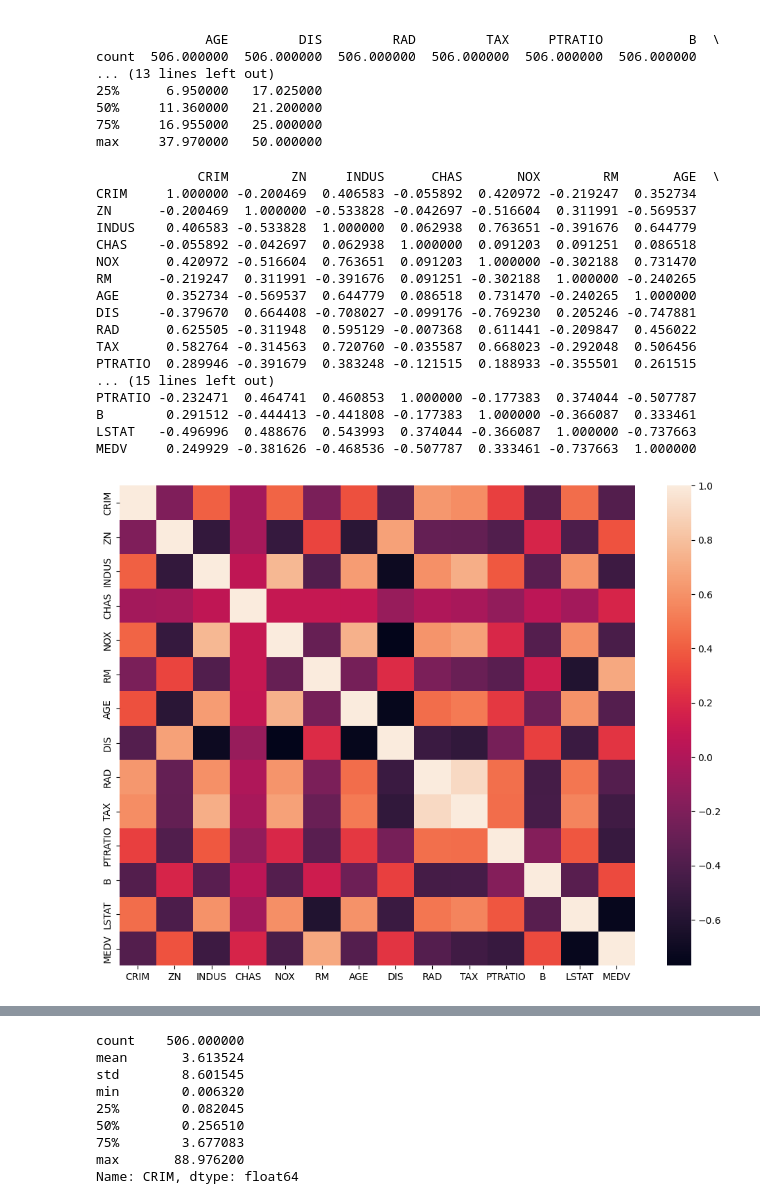
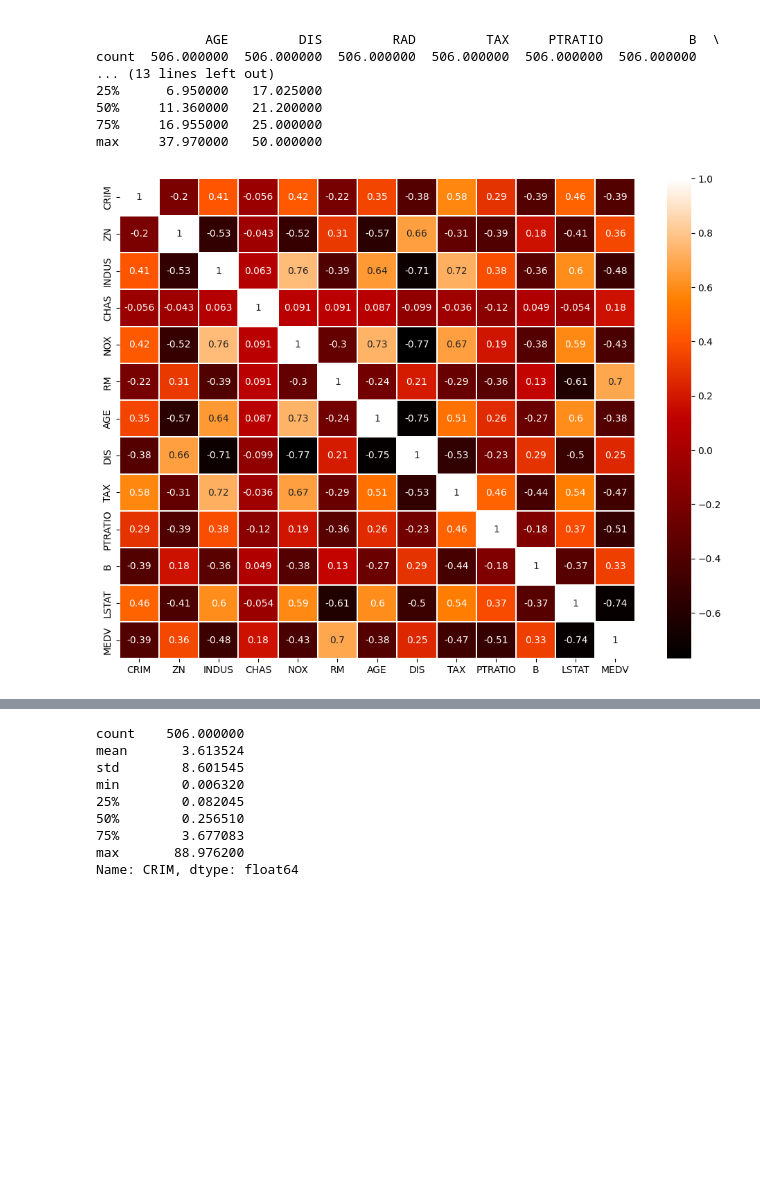
Before and after one commit to hw-coder92/Gwangju-AI-Academy, a Jupyter notebook: 06.EDA-분석/02.프로젝트/01-데이터분석-탐색적분석(EDA).ipynb, the cells around one changed output, grey strips where cells are left out. Cells and saved outputs as stored; diff of their text form; code cells hidden in the pictures; blank space fills up the shorter version.

```diff
--- a/06.EDA-분석/02.프로젝트/01-데이터분석-탐색적분석(EDA).ipynb
+++ b/06.EDA-분석/02.프로젝트/01-데이터분석-탐색적분석(EDA).ipynb
@@ -93,29 +93,11 @@ count  506.000000  506.000000  506.000000  506.000000  506.000000  506.000000
 75%     16.955000   25.000000
 max     37.970000   50.000000
 # %%
+colormap = plt.cm.gist_heat
 plt.figure(figsize=(12,9))
 
-df_boston_corr = df_boston.corr(numeric_only=True)
-print(df_boston_corr)
 
-sns.heatmap(df_boston_corr)
+sns.heatmap(df_boston_corr,linewidths=0.2,vmax=1, cmap=colormap, linecolor='white', annot=True)
 plt.show()
 # %% [output]
-             CRIM        ZN     INDUS      CHAS       NOX        RM       AGE  \
-CRIM     1.000000 -0.200469  0.406583 -0.055892  0.420972 -0.219247  0.352734
-ZN      -0.200469  1.000000 -0.533828 -0.042697 -0.516604  0.311991 -0.569537
-INDUS    0.406583 -0.533828  1.000000  0.062938  0.763651 -0.391676  0.644779
-CHAS    -0.055892 -0.042697  0.062938  1.000000  0.091203  0.091251  0.086518
-NOX      0.420972 -0.516604  0.763651  0.091203  1.000000 -0.302188  0.731470
-RM      -0.219247  0.311991 -0.391676  0.091251 -0.302188  1.000000 -0.240265
-AGE      0.352734 -0.569537  0.644779  0.086518  0.731470 -0.240265  1.000000
-DIS     -0.379670  0.664408 -0.708027 -0.099176 -0.769230  0.205246 -0.747881
-RAD      0.625505 -0.311948  0.595129 -0.007368  0.611441 -0.209847  0.456022
-TAX      0.582764 -0.314563  0.720760 -0.035587  0.668023 -0.292048  0.506456
-PTRATIO  0.289946 -0.391679  0.383248 -0.121515  0.188933 -0.355501  0.261515
-... (15 lines left out)
-PTRATIO -0.232471  0.464741  0.460853  1.000000 -0.177383  0.374044 -0.507787
-B        0.291512 -0.444413 -0.441808 -0.177383  1.000000 -0.366087  0.333461
-LSTAT   -0.496996  0.488676  0.543993  0.374044 -0.366087  1.000000 -0.737663
-MEDV     0.249929 -0.381626 -0.468536 -0.507787  0.333461 -0.737663  1.000000
-[figure, old version]
+[figure, new version]
```
Also changed, not shown: parts of 7 cells of this notebook.
